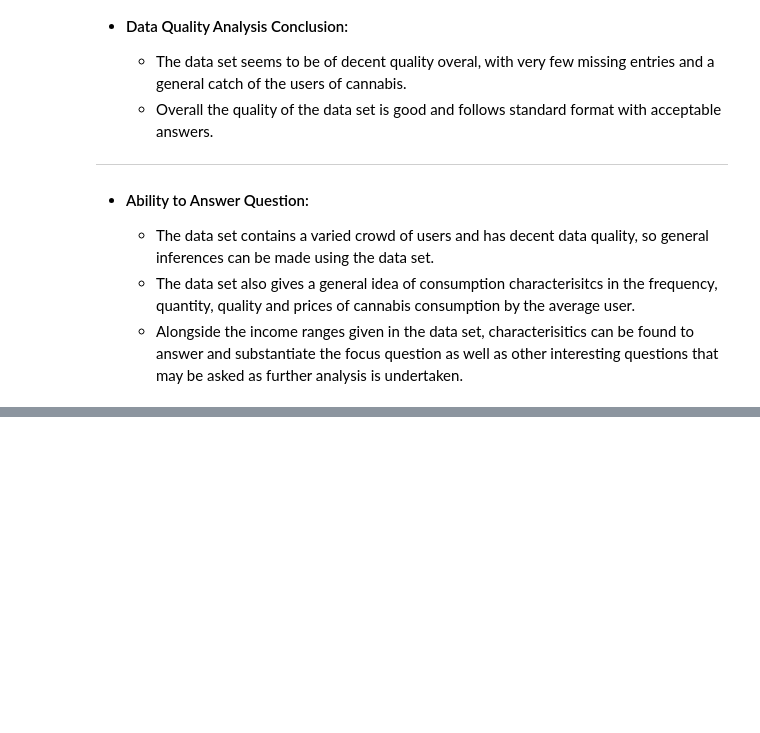
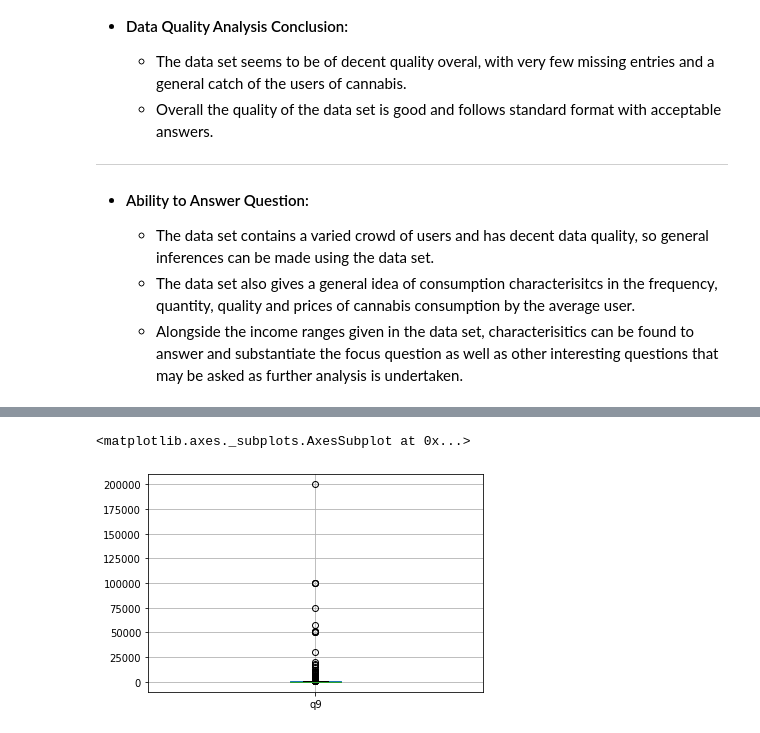
Before and after one commit to Matkicail/DAE-Project, a Jupyter notebook: daeRough.ipynb, the cells around one changed output, grey strips where cells are left out. Drawn from its saved outputs; the diff is of its cells as text; code cells hidden in the pictures; blank space fills up the shorter version.

```diff
--- a/daeRough.ipynb
+++ b/daeRough.ipynb
@@ -166,0 +1029,5 @@ Name: q21, dtype: int64
+# %%
+dataset.boxplot(column = ['q9'])
+# %% [output]
+<matplotlib.axes._subplots.AxesSubplot at 0x...>
+[figure, added]
```
Also changed, not shown: parts of 50 cells of this notebook.
